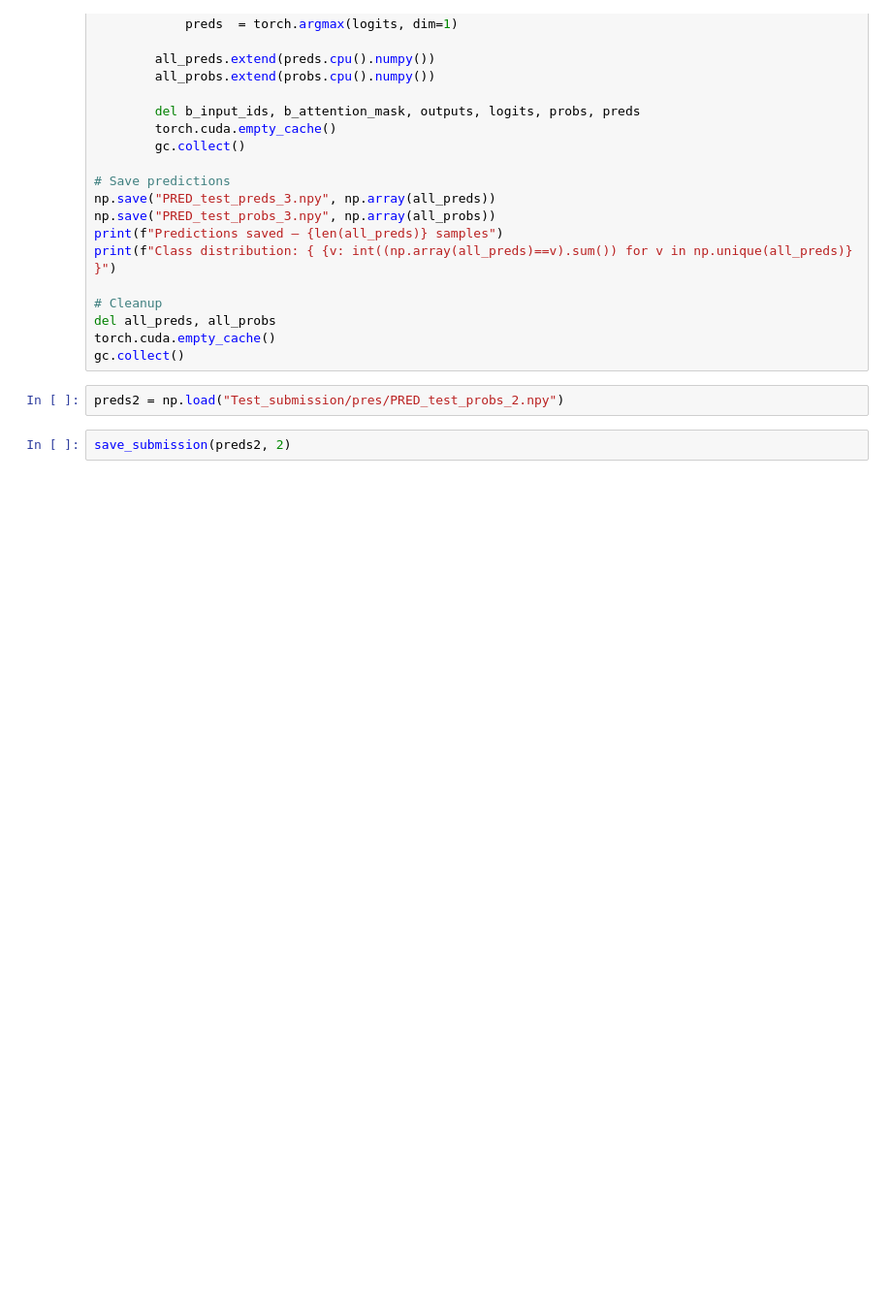
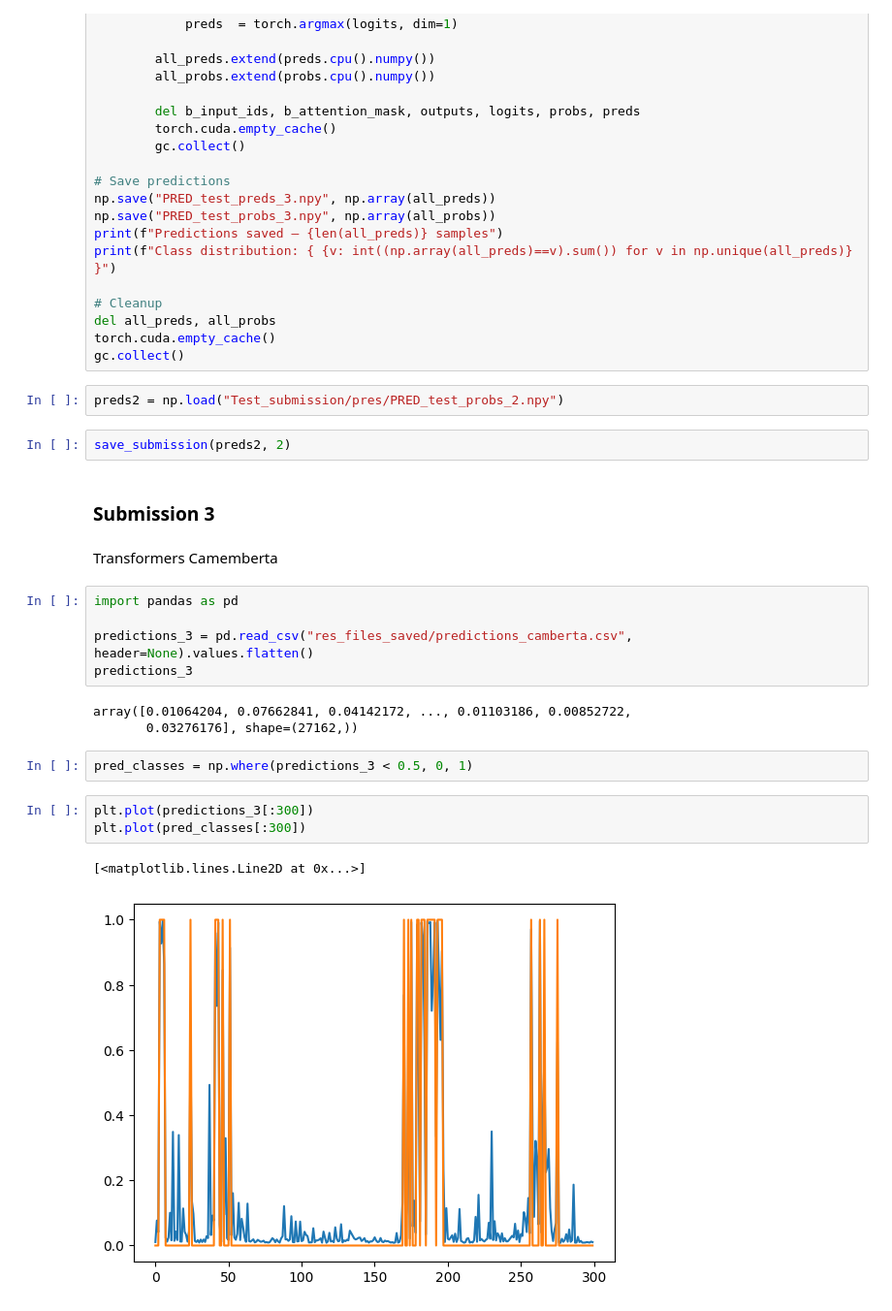
Before and after one commit to alan-man/tal-projet, a Jupyter notebook: pres_submission.ipynb, the cells around one changed output. Shown at 97% size. Cells and saved outputs as stored; diff of their text form; blank space fills up the shorter version.

```diff
--- a/pres_submission.ipynb
+++ b/pres_submission.ipynb
@@ -1026,3 +1028,23 @@ gc.collect()
 preds2 = np.load("Test_submission/pres/PRED_test_probs_2.npy")
 # %%
 save_submission(preds2, 2)
+# %% [markdown]
+### Submission 3
+# %% [markdown]
+Transformers Camemberta
+# %%
+import pandas as pd
+
+predictions_3 = pd.read_csv("res_files_saved/predictions_camberta.csv", header=None).values.flatten()
+predictions_3
+# %% [output]
+array([0.01064204, 0.07662841, 0.04142172, ..., 0.01103186, 0.00852722,
+       0.03276176], shape=(27162,))
+# %%
+pred_classes = np.where(predictions_3 < 0.5, 0, 1)
+# %%
+plt.plot(predictions_3[:300])
+plt.plot(pred_classes[:300])
+# %% [output]
+[<matplotlib.lines.Line2D at 0x...>]
+[figure, added]
```
Also changed, not shown: parts of 37 cells of this notebook, 13 other files.
